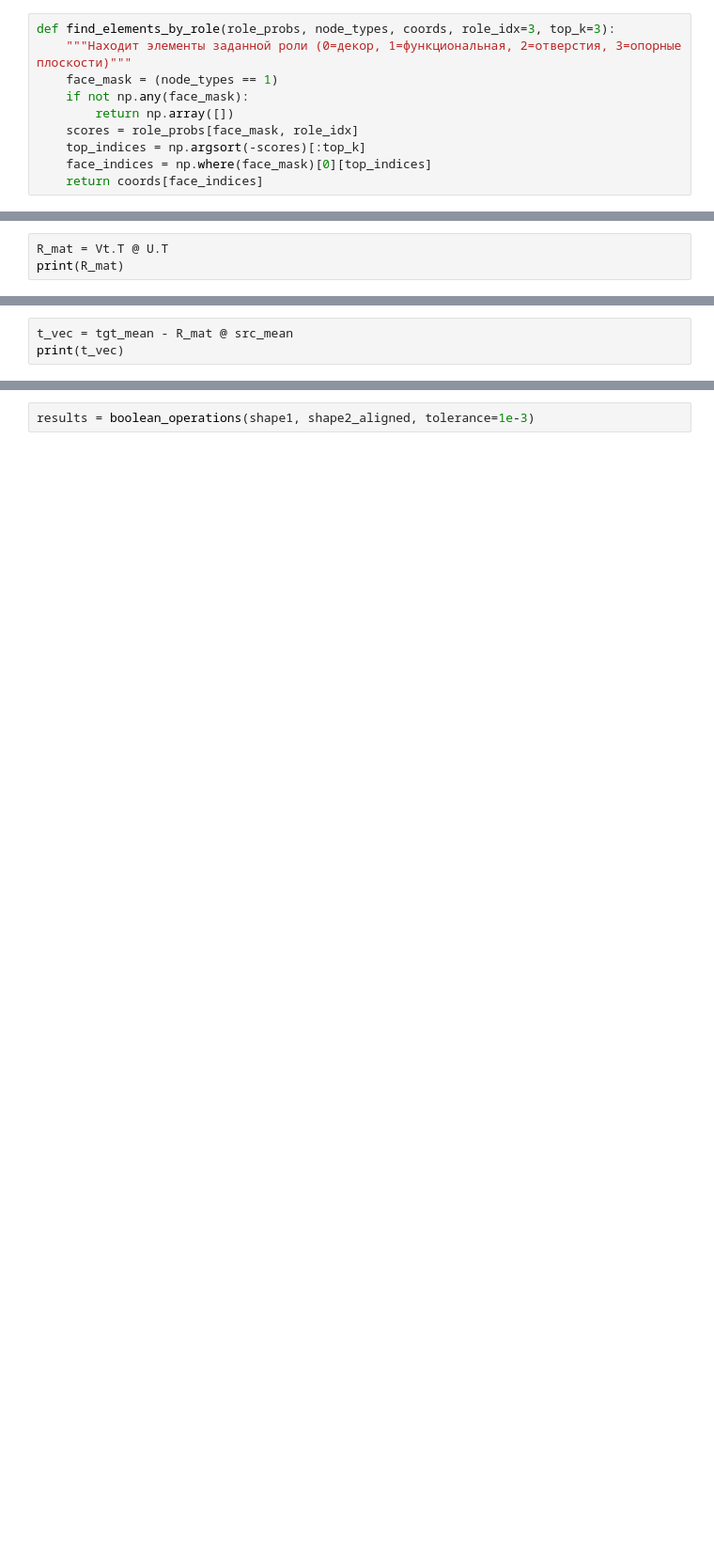
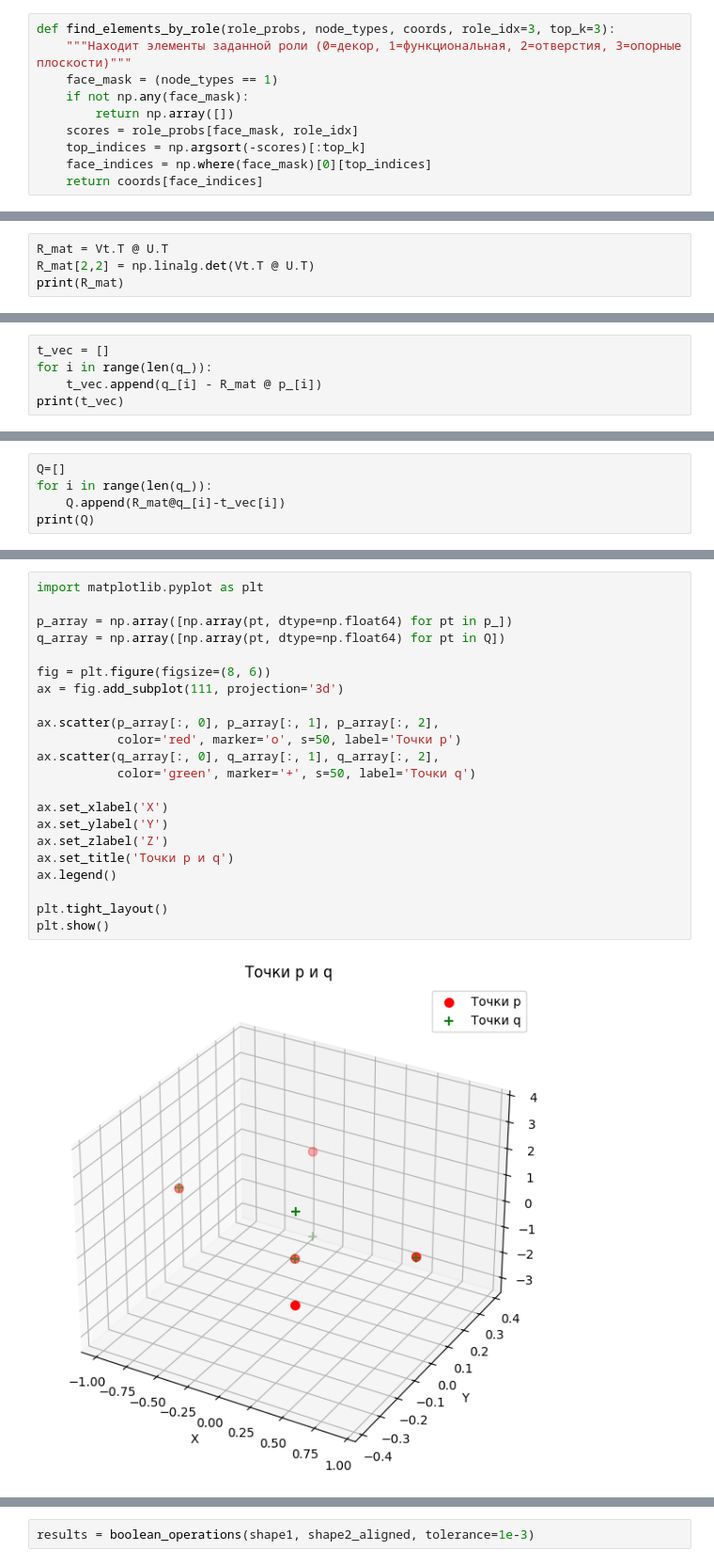
Before and after one commit to Klu-qiqi/cad, a Jupyter notebook: pypypy.ipynb, the cells around one changed output, grey strips where cells are left out. Shown at 94% size. Drawn from its saved outputs; the diff is of its cells as text; blank space fills up the shorter version.

```diff
--- a/pypypy.ipynb
+++ b/pypypy.ipynb
@@ -359,4 +352,5 @@ print(U, S, Vt, sep="\n\n")
 # %%
 R_mat = Vt.T @ U.T
+R_mat[2,2] = np.linalg.det(Vt.T @ U.T)
 print(R_mat)
 # %% [output]
@@ -366,4 +360,6 @@ print(R_mat)
 # %%
-t_vec = tgt_mean - R_mat @ src_mean
+t_vec = []
+for i in range(len(q_)):
+    t_vec.append(q_[i] - R_mat @ p_[i])
 print(t_vec)
 # %% [output]
@@ -370,0 +367,5 @@ print(t_vec)
+# %%
+Q=[]
+for i in range(len(q_)):
+    Q.append(R_mat@q_[i]-t_vec[i])
+print(Q)
@@ -371,3 +374,27 @@ print(t_vec)
+# %%
+import matplotlib.pyplot as plt
+
+p_array = np.array([np.array(pt, dtype=np.float64) for pt in p_])
+q_array = np.array([np.array(pt, dtype=np.float64) for pt in Q])
+
+fig = plt.figure(figsize=(8, 6))
+ax = fig.add_subplot(111, projection='3d')
+
+ax.scatter(p_array[:, 0], p_array[:, 1], p_array[:, 2],
+           color='red', marker='o', s=50, label='Точки p')
+ax.scatter(q_array[:, 0], q_array[:, 1], q_array[:, 2],
+           color='green', marker='+', s=50, label='Точки q')
+
+ax.set_xlabel('X')
+ax.set_ylabel('Y')
+ax.set_zlabel('Z')
+ax.set_title('Точки p и q')
+ax.legend()
+
+plt.tight_layout()
+plt.show()
+# %% [output]
+[figure, added]
 # %%
 trsf = gp_Trsf()
 trsf.SetValues(
```
Also changed, not shown: parts of 15 cells of this notebook.
